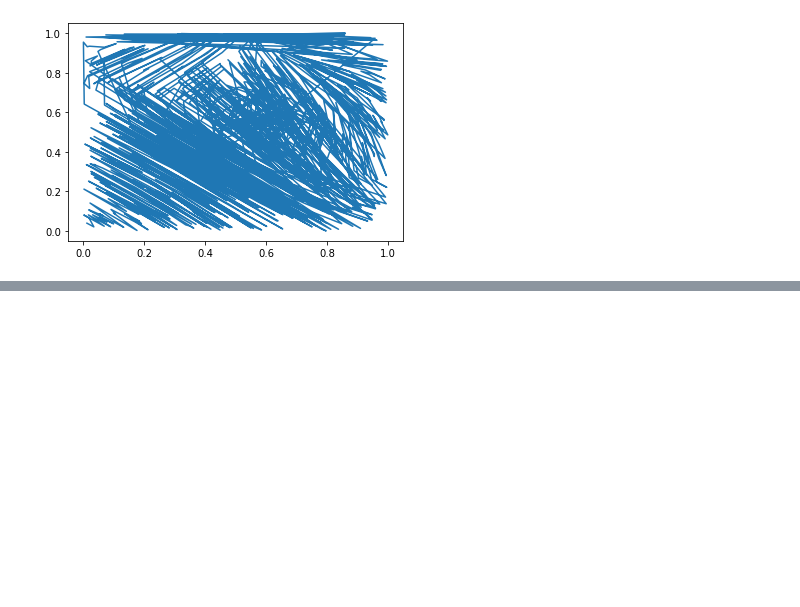
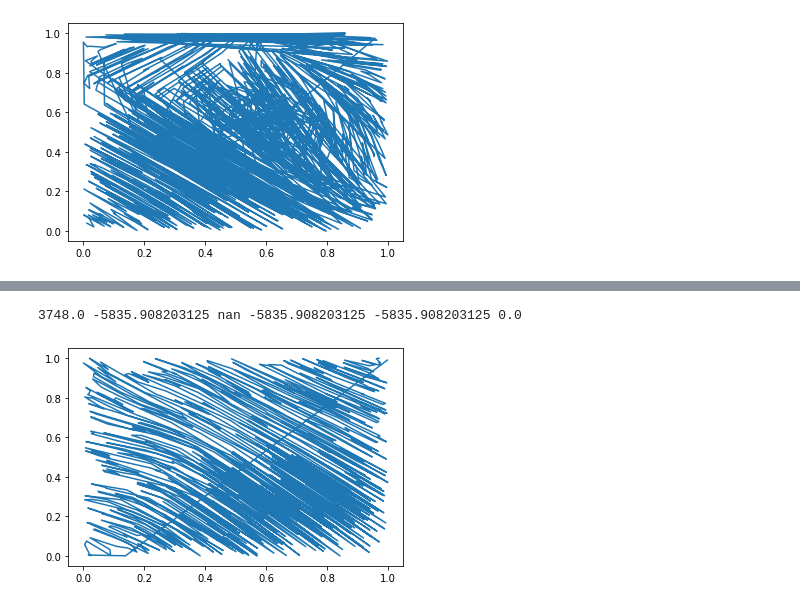
Before and after one commit to lucashuysmans/CMI-External-Project, a Jupyter notebook: Delaunay Transformer/Plot50.ipynb, the cells around one changed output, grey strips where cells are left out. Cells and saved outputs as stored; diff of their text form; code cells hidden in the pictures; blank space fills up the shorter version.

```diff
--- a/Delaunay Transformer/Plot50.ipynb
+++ b/Delaunay Transformer/Plot50.ipynb
@@ -483,0 +484,10 @@ plt.savefig('2D_1000points_untrained')
+# %%
+evaluate(1, 1003, 1, 1)
+import matplotlib.pyplot as plt
+points = env.points.to("cpu").numpy() #[1, npoints, 2]
+order = env.points_sequence.to("cpu").numpy() #[1, npoints]
+plt.plot(points[0, order[0,:], 0], points[0, order[0,:], 1])
+plt.savefig('2D_1000points_untrained2')
+# %% [output]
+3748.0 -5835.908203125 nan -5835.908203125 -5835.908203125 0.0
+[figure, added]
```
Also changed, not shown: parts of 6 cells of this notebook, 18 other files.
